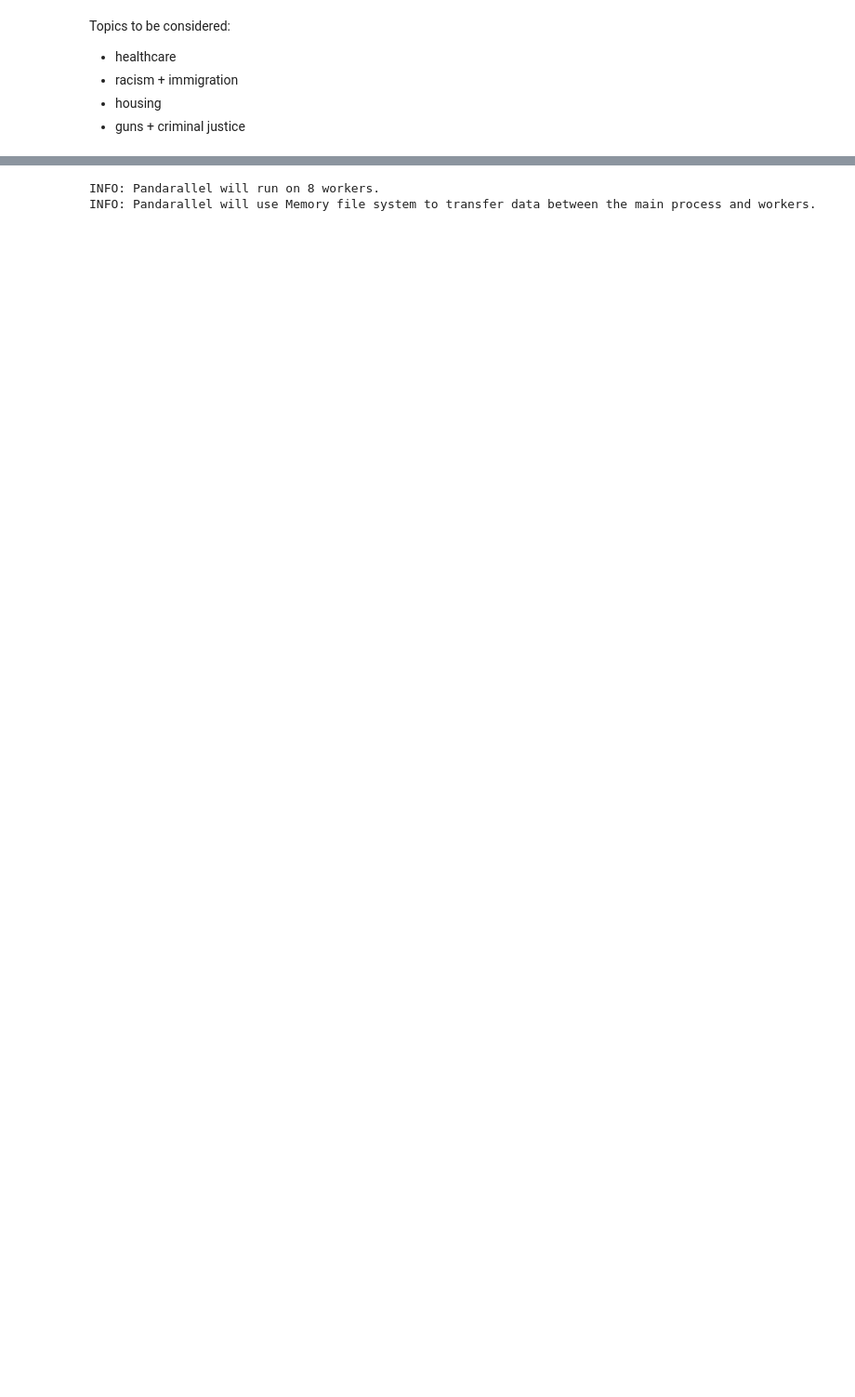
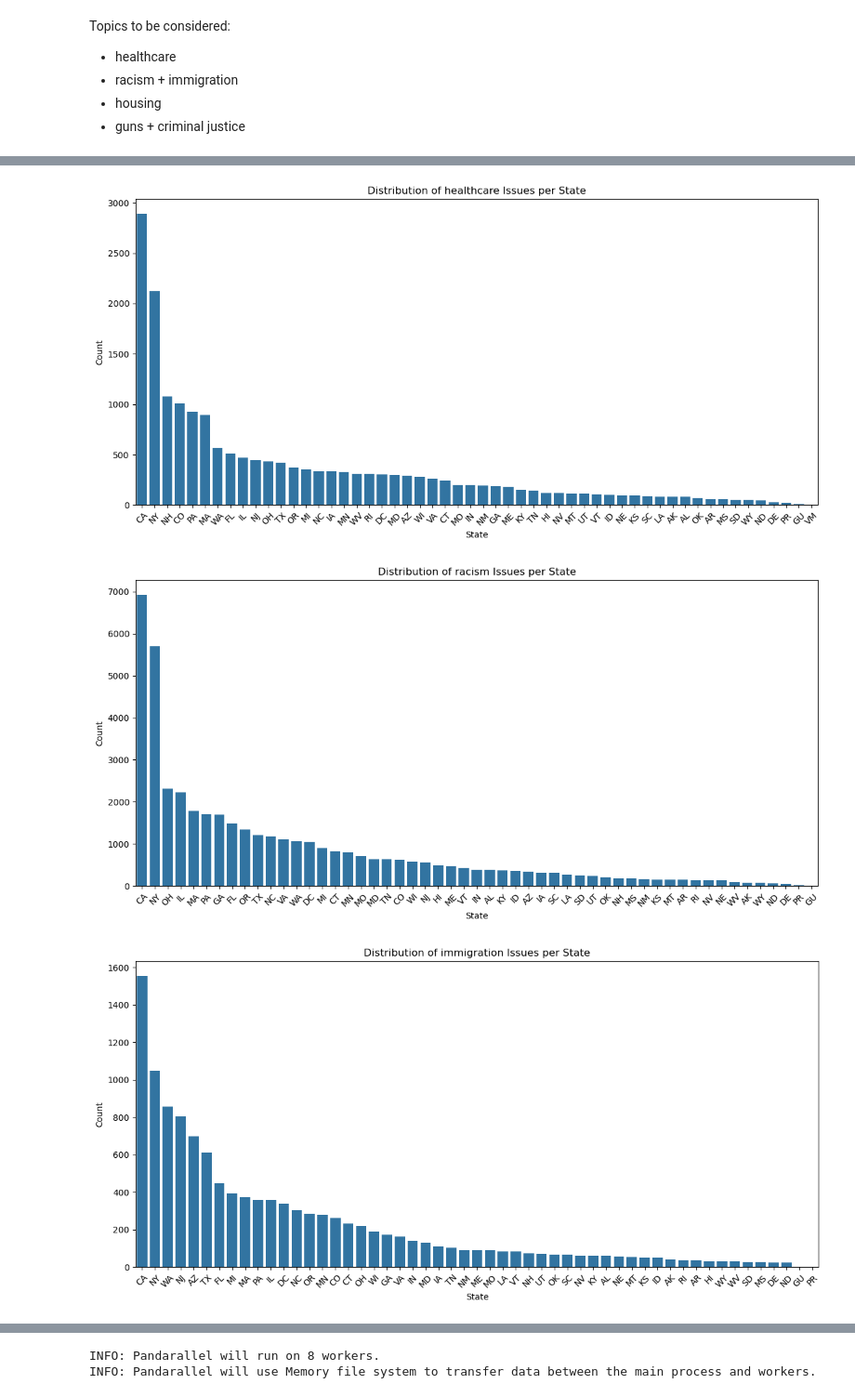
Before and after one commit to pablo-fdz/F-N_hw1, a Jupyter notebook: creating_gtrend_urls.ipynb, the cells around one changed output, grey strips where cells are left out. Shown at 93% size. Cells and saved outputs as stored; diff of their text form; code cells hidden in the pictures; blank space fills up the shorter version.

```diff
--- a/creating_gtrend_urls.ipynb
+++ b/creating_gtrend_urls.ipynb
@@ -69,3 +73,5 @@ Topics to be considered:
 - racism + immigration
 - housing
 - guns + criminal justice
+# %%
+topics = ['healthcare', 'racism', 'immigration', 'housing', 'guns', 'criminal justice']
@@ -71,0 +80,19 @@ Topics to be considered:
+# %%
+for topic in topics:
+
+    # Check distribution of each per state
+    filtered_df = df[df['issues'].str.contains(topic, na=False)]
+    plt.figure(figsize=(12, 6))
+    sns.countplot(data=filtered_df, x='state', order=filtered_df['state'].value_counts().index)
+    plt.title(f'Distribution of {topic} Issues per State')
+    plt.xticks(rotation=45)
+    plt.xlabel('State')
+    plt.ylabel('Count')
+    plt.tight_layout()
+    plt.show()
+
+del filtered_df
+# %% [output]
+[figure, added]
+[figure, added]
+[figure, added]
```
Also changed, not shown: parts of 65 cells of this notebook, 7 other files.
